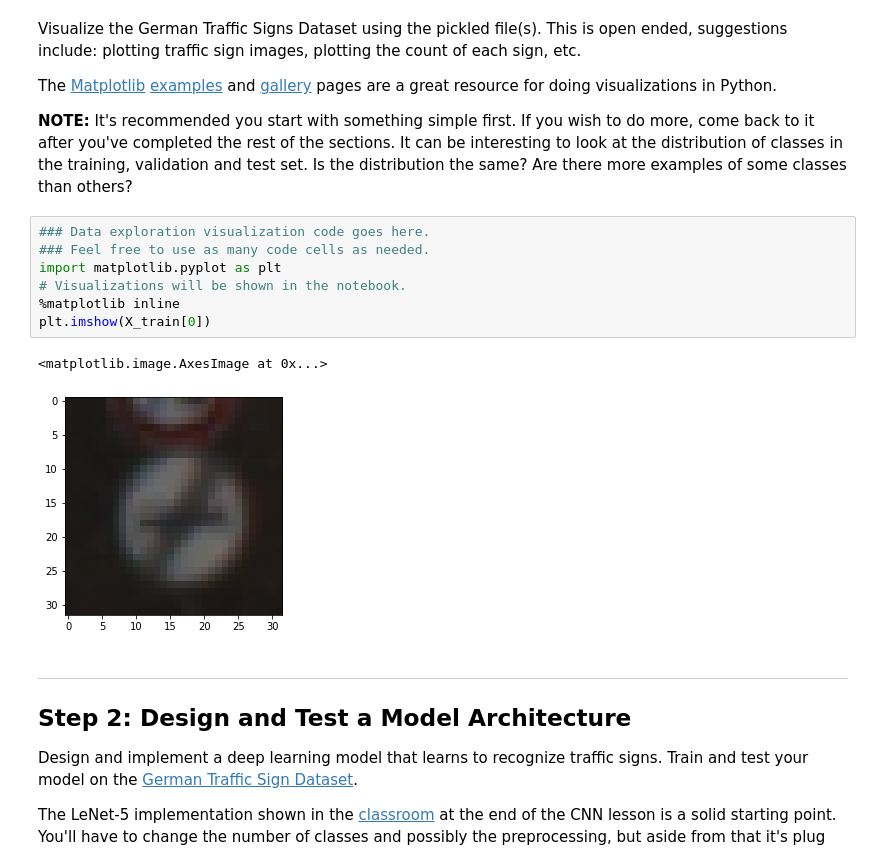
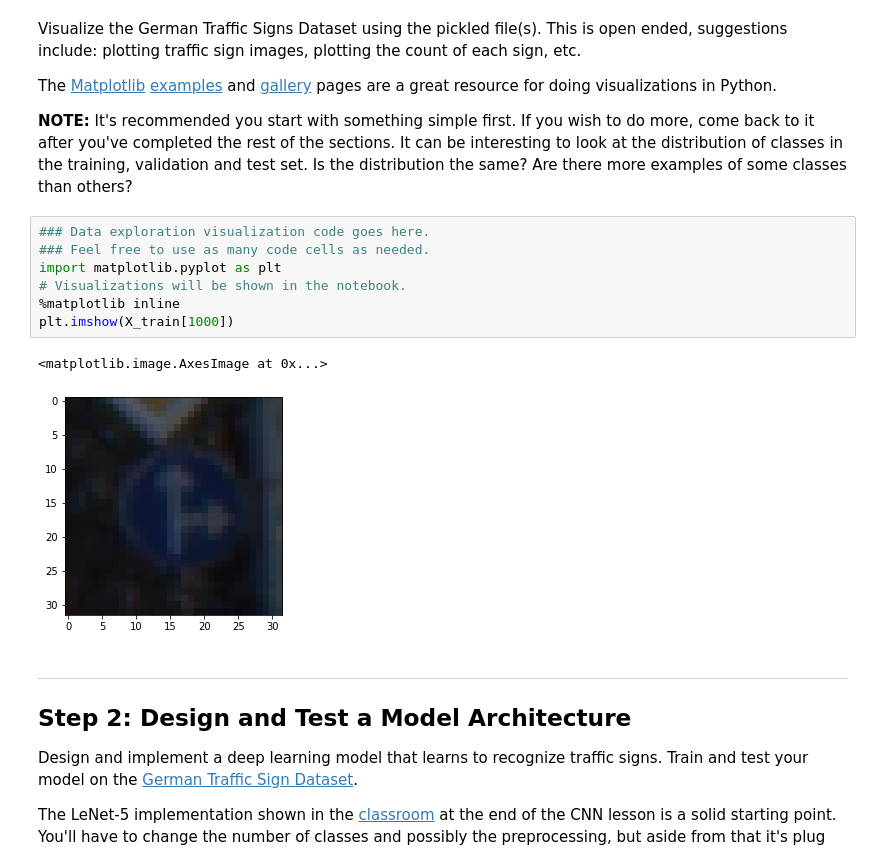
Before and after one commit to zmostafa/CarND-Traffic-Sign-Classifier-Project, a Jupyter notebook: Traffic_Sign_Classifier.ipynb, the cells around one changed output. Saved outputs shown, nothing was run; the diff lists cells and outputs as text.

```diff
--- a/Traffic_Sign_Classifier.ipynb
+++ b/Traffic_Sign_Classifier.ipynb
@@ -101,13 +99,13 @@ The [Matplotlib](http://matplotlib.org/) [examples](http://matplotlib.org/exampl
 # %%
 ### Data exploration visualization code goes here.
 ### Feel free to use as many code cells as needed.
 import matplotlib.pyplot as plt
 # Visualizations will be shown in the notebook.
 %matplotlib inline
-plt.imshow(X_train[0])
+plt.imshow(X_train[1000])
 # %% [output]
 <matplotlib.image.AxesImage at 0x...>
-[figure, old version]
+[figure, new version]
 # %% [markdown]
 ----
 
```
Also changed, not shown: parts of 5 cells of this notebook.
